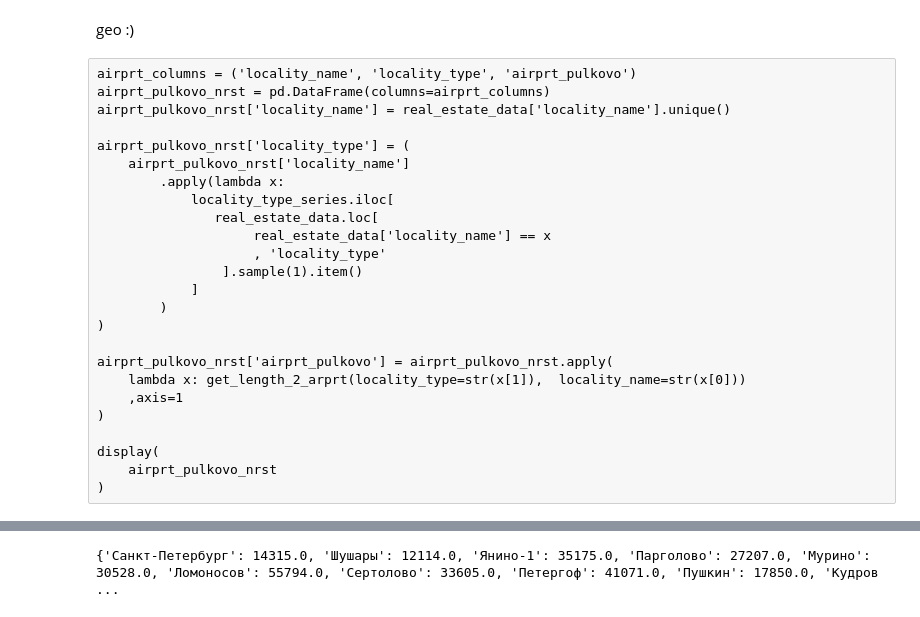
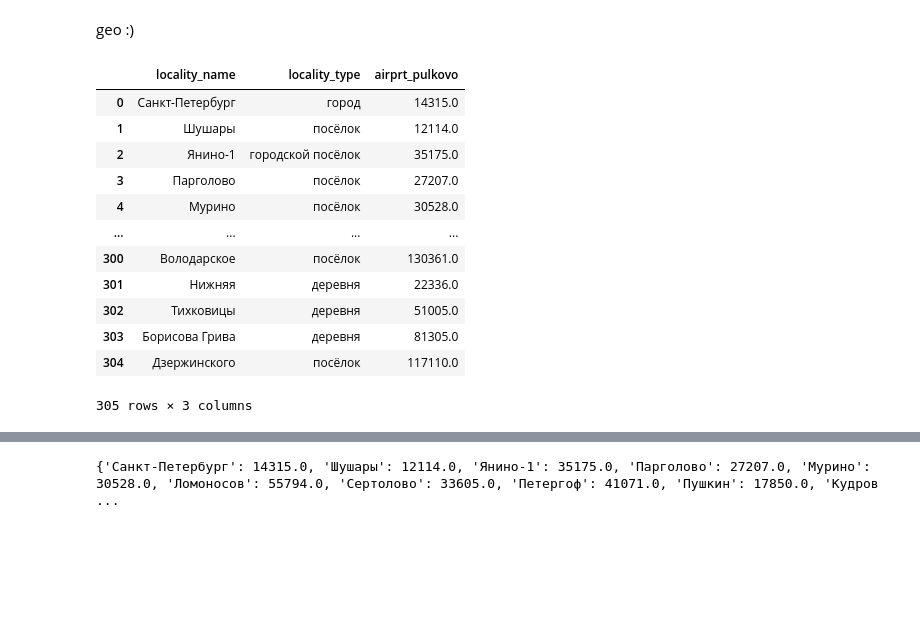
Before and after one commit to zabelin-ds/practicum, a Jupyter notebook: 03_project/real_estate_00.ipynb, the cells around one changed output, grey strips where cells are left out. Saved outputs shown, nothing was run; the diff lists cells and outputs as text; code cells hidden in the pictures; blank space fills up the shorter version.

```diff
--- a/03_project/real_estate_00.ipynb
+++ b/03_project/real_estate_00.ipynb
@@ -1239,28 +1236,42 @@ for name_airprts_nrst in names_na_airprts_nrst:
 # %% [markdown]
 geo :)
-# %% [raw]
-airprt_columns = ('locality_name', 'locality_type', 'airprt_pulkovo')
-airprt_pulkovo_nrst = pd.DataFrame(columns=airprt_columns)
-airprt_pulkovo_nrst['locality_name'] = real_estate_data['locality_name'].unique()
-
-airprt_pulkovo_nrst['locality_type'] = (
-    airprt_pulkovo_nrst['locality_name']
-        .apply(lambda x:
-            locality_type_series.iloc[
-               real_estate_data.loc[
-                    real_estate_data['locality_name'] == x
-                    , 'locality_type'
-                ].sample(1).item()
-            ]
-        )
-)
-
-airprt_pulkovo_nrst['airprt_pulkovo'] = airprt_pulkovo_nrst.apply(
-    lambda x: get_length_2_arprt(locality_type=str(x[1]),  locality_name=str(x[0]))
-    ,axis=1
-)
-
-display(
-    airprt_pulkovo_nrst
-)
+# %%
+airprt_columns = ('locality_name', 'locality_type', 'airprt_pulkovo')
+airprt_pulkovo_nrst = pd.DataFrame(columns=airprt_columns)
+airprt_pulkovo_nrst['locality_name'] = real_estate_data['locality_name'].unique()
+
+airprt_pulkovo_nrst['locality_type'] = (
+    airprt_pulkovo_nrst['locality_name']
+        .apply(lambda x:
+            locality_type_series.iloc[
+               real_estate_data.loc[
+                    real_estate_data['locality_name'] == x
+                    , 'locality_type'
+                ].sample(1).item()
+            ]
+        )
+)
+
+airprt_pulkovo_nrst['airprt_pulkovo'] = airprt_pulkovo_nrst.apply(
+    lambda x: get_length_2_arprt(locality_type=str(x[1]),  locality_name=str(x[0]))
+    ,axis=1
+)
+
+display(
+    airprt_pulkovo_nrst
+)
+# %% [output]
+|  | locality_name | locality_type | airprt_pulkovo |
+| 0 | Санкт-Петербург | город | 14315.0 |
+| 1 | Шушары | посёлок | 12114.0 |
+| 2 | Янино-1 | городской посёлок | 35175.0 |
+| 3 | Парголово | посёлок | 27207.0 |
+| 4 | Мурино | посёлок | 30528.0 |
+| ... | ... | ... | ... |
+| 300 | Володарское | посёлок | 130361.0 |
+| 301 | Нижняя | деревня | 22336.0 |
+| 302 | Тихковицы | деревня | 51005.0 |
+| 303 | Борисова Грива | деревня | 81305.0 |
+| 304 | Дзержинского | посёлок | 117110.0 |
+305 rows × 3 columns
 # %%
```
Also changed, not shown: parts of 36 cells of this notebook.
